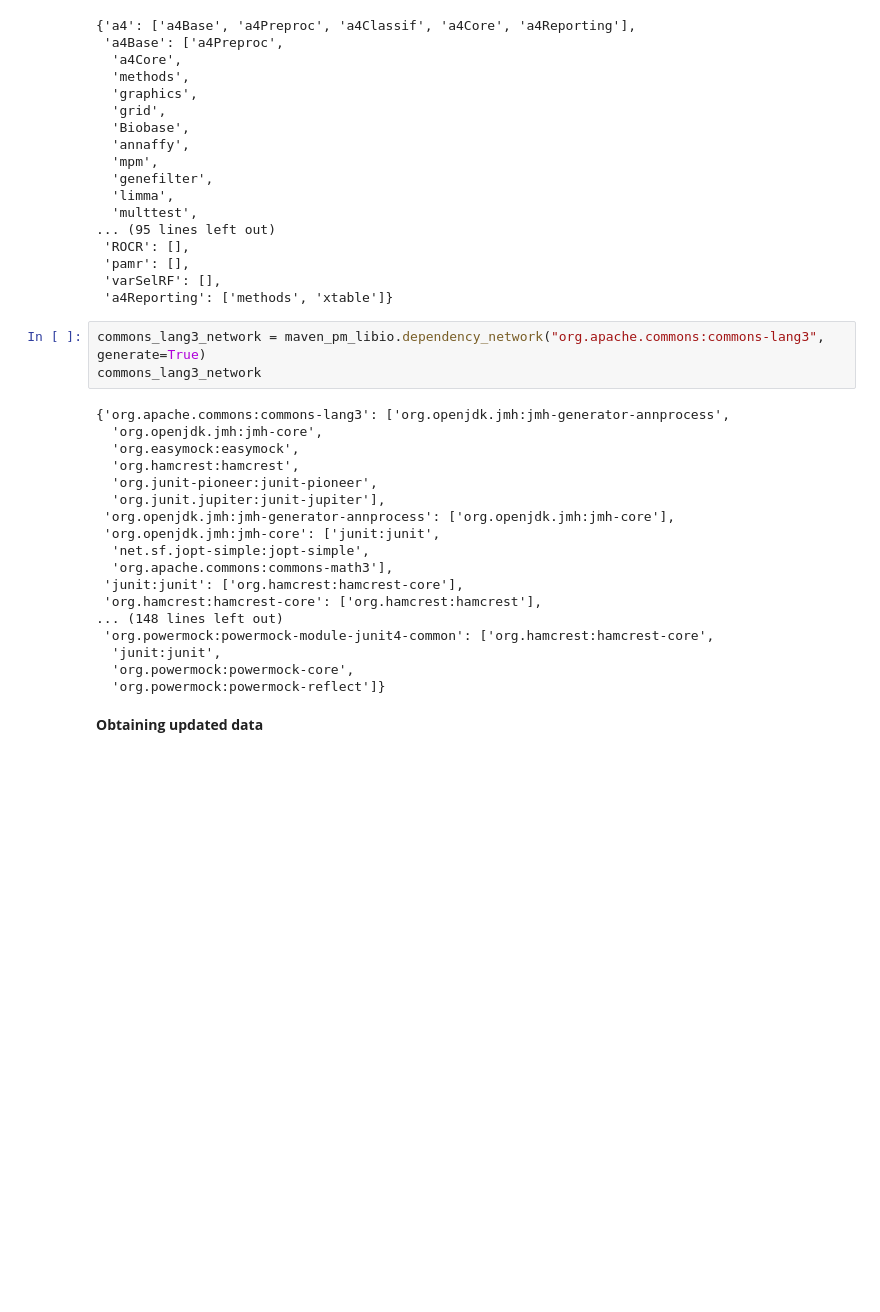
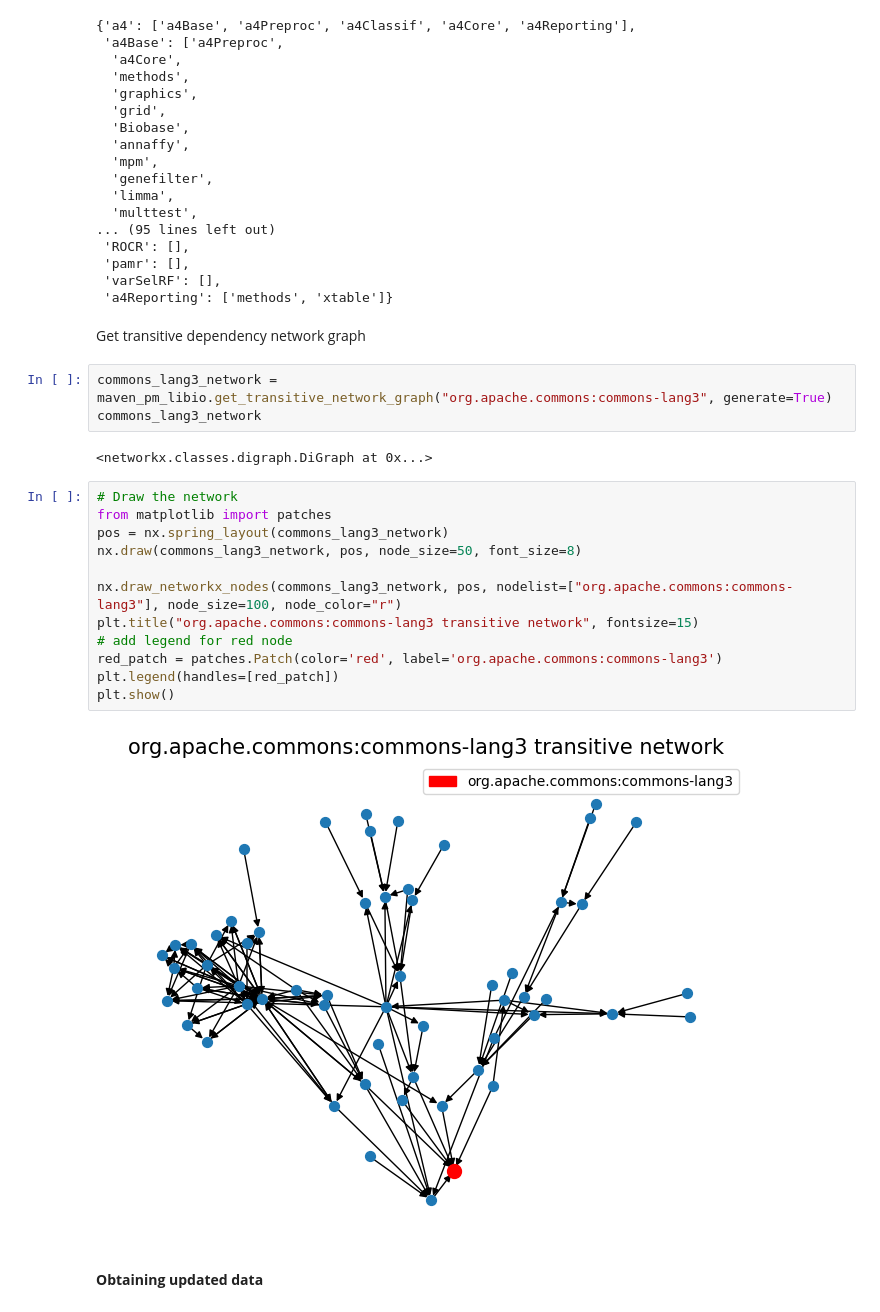
Before and after one commit to dab0012/olivia, a Jupyter notebook: notebooks/olivia_finder/Olivia Finder - Implementation.ipynb, the cells around one changed output. Cells and saved outputs as stored; diff of their text form; blank space fills up the shorter version.

```diff
--- a/notebooks/olivia_finder/Olivia Finder - Implementation.ipynb
+++ b/notebooks/olivia_finder/Olivia Finder - Implementation.ipynb
@@ -1635,27 +1656,27 @@ a4_network
  'pamr': [],
  'varSelRF': [],
  'a4Reporting': ['methods', 'xtable']}
+# %% [markdown]
+Get transitive dependency network graph
 # %%
-commons_lang3_network = maven_pm_libio.dependency_network("org.apache.commons:commons-lang3", generate=True)
+commons_lang3_network = maven_pm_libio.get_transitive_network_graph("org.apache.commons:commons-lang3", generate=True)
 commons_lang3_network
 # %% [output]
-{'org.apache.commons:commons-lang3': ['org.openjdk.jmh:jmh-generator-annprocess',
-  'org.openjdk.jmh:jmh-core',
-  'org.easymock:easymock',
-  'org.hamcrest:hamcrest',
-  'org.junit-pioneer:junit-pioneer',
-  'org.junit.jupiter:junit-jupiter'],
- 'org.openjdk.jmh:jmh-generator-annprocess': ['org.openjdk.jmh:jmh-core'],
- 'org.openjdk.jmh:jmh-core': ['junit:junit',
-  'net.sf.jopt-simple:jopt-simple',
-  'org.apache.commons:commons-math3'],
- 'junit:junit': ['org.hamcrest:hamcrest-core'],
- 'org.hamcrest:hamcrest-core': ['org.hamcrest:hamcrest'],
-... (148 lines left out)
- 'org.powermock:powermock-module-junit4-common': ['org.hamcrest:hamcrest-core',
-  'junit:junit',
-  'org.powermock:powermock-core',
-  'org.powermock:powermock-reflect']}
+<networkx.classes.digraph.DiGraph at 0x...>
+# %%
+# Draw the network
+from matplotlib import patches
+pos = nx.spring_layout(commons_lang3_network)
+nx.draw(commons_lang3_network, pos, node_size=50, font_size=8)
+
+nx.draw_networkx_nodes(commons_lang3_network, pos, nodelist=["org.apache.commons:commons-lang3"], node_size=100, node_color="r")
+plt.title("org.apache.commons:commons-lang3 transitive network", fontsize=15)
+# add legend for red node
+red_patch = patches.Patch(color='red', label='org.apache.commons:commons-lang3')
+plt.legend(handles=[red_patch])
+plt.show()
+# %% [output]
+[figure, added]
 # %% [markdown]
 **Obtaining updated data**
 # %%
```
Also changed, not shown: parts of 38 cells of this notebook, 10 other files.
